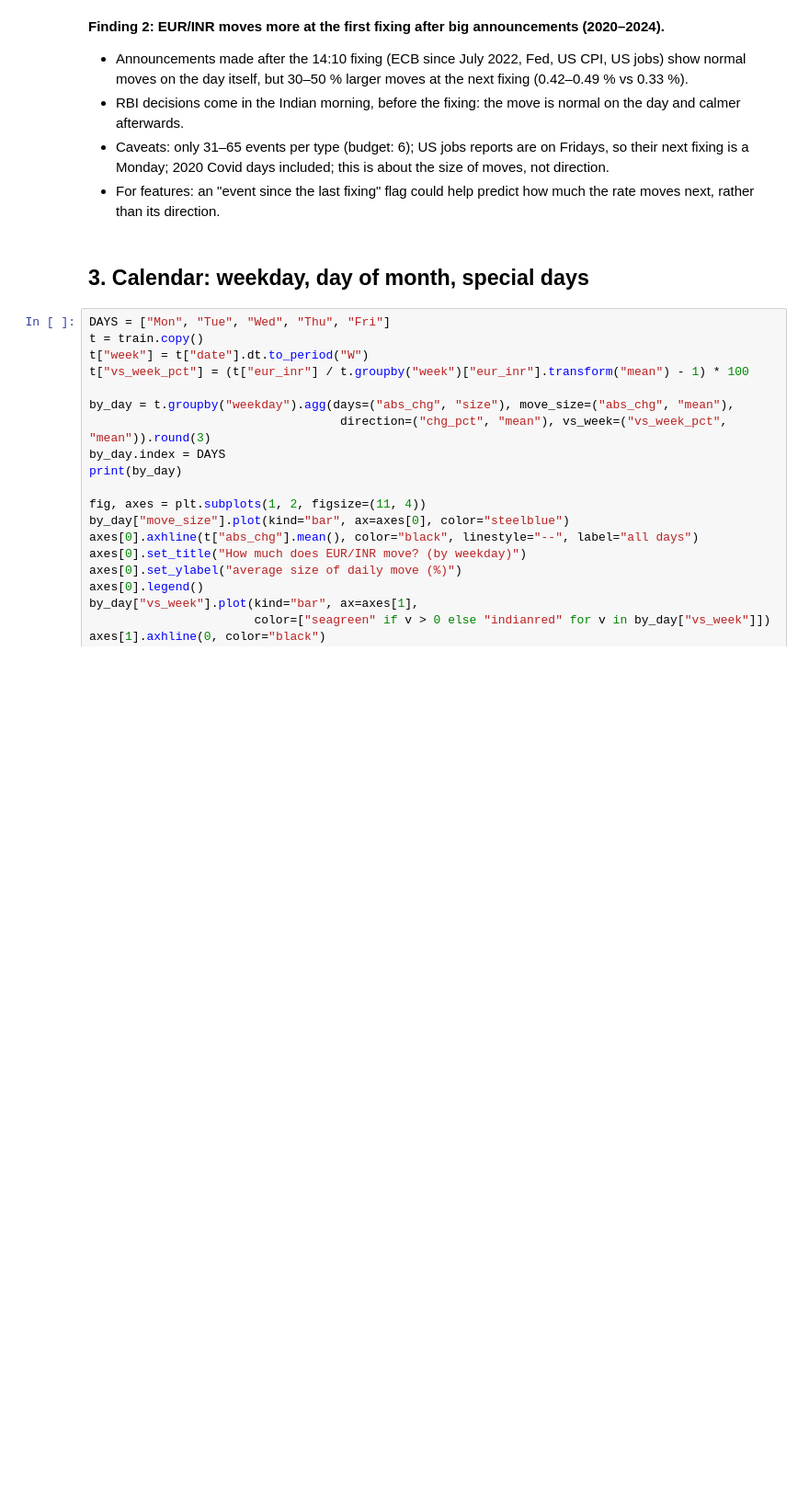
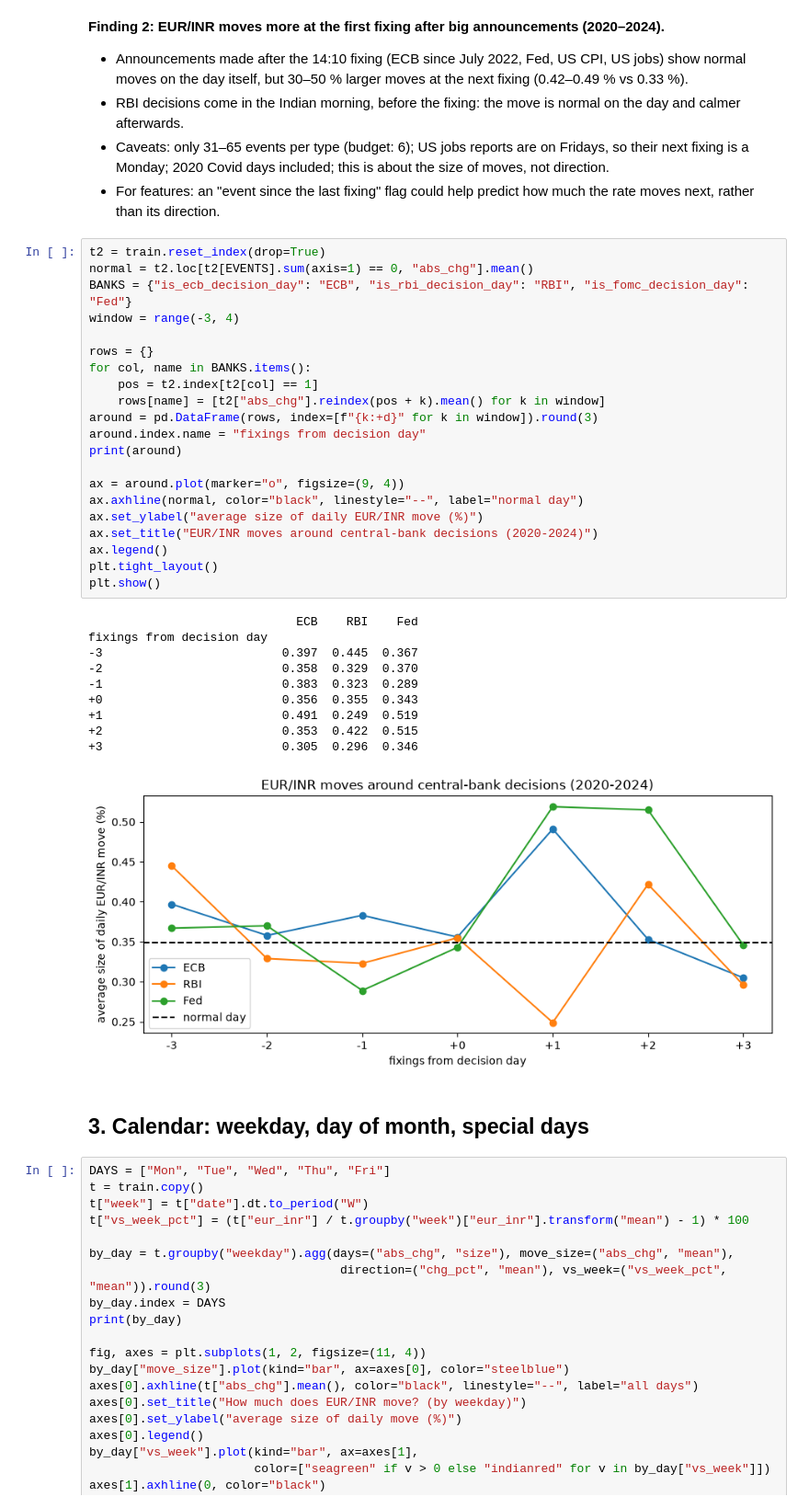
Before and after one commit to jayakrishnaaj/eur_to_inr_transfer_outlook, a Jupyter notebook: notebooks/eda_jayakrishna.ipynb, the cells around one changed output. Shown at 92% size. Drawn from its saved outputs; the diff is of its cells as text; blank space fills up the shorter version.

```diff
--- a/notebooks/eda_jayakrishna.ipynb
+++ b/notebooks/eda_jayakrishna.ipynb
@@ -122,6 +122,38 @@ India budget           6     0.374        0.561
   fixing is a Monday; 2020 Covid days included; this is about the size of moves, not direction.
 - For features: an "event since the last fixing" flag could help predict how much the rate moves
   next, rather than its direction.
+# %%
+t2 = train.reset_index(drop=True)
+normal = t2.loc[t2[EVENTS].sum(axis=1) == 0, "abs_chg"].mean()
+BANKS = {"is_ecb_decision_day": "ECB", "is_rbi_decision_day": "RBI", "is_fomc_decision_day": "Fed"}
+window = range(-3, 4)
+
+rows = {}
+for col, name in BANKS.items():
+    pos = t2.index[t2[col] == 1]
+    rows[name] = [t2["abs_chg"].reindex(pos + k).mean() for k in window]
+around = pd.DataFrame(rows, index=[f"{k:+d}" for k in window]).round(3)
+around.index.name = "fixings from decision day"
+print(around)
+
+ax = around.plot(marker="o", figsize=(9, 4))
+ax.axhline(normal, color="black", linestyle="--", label="normal day")
+ax.set_ylabel("average size of daily EUR/INR move (%)")
+ax.set_title("EUR/INR moves around central-bank decisions (2020-2024)")
+ax.legend()
+plt.tight_layout()
+plt.show()
+# %% [output]
+                             ECB    RBI    Fed
+fixings from decision day
+-3                         0.397  0.445  0.367
+-2                         0.358  0.329  0.370
+-1                         0.383  0.323  0.289
++0                         0.356  0.355  0.343
++1                         0.491  0.249  0.519
++2                         0.353  0.422  0.515
++3                         0.305  0.296  0.346
+[figure, added]
 # %% [markdown]
 ## 3. Calendar: weekday, day of month, special days
 # %%
```
Also changed, not shown: parts of 21 cells of this notebook.
